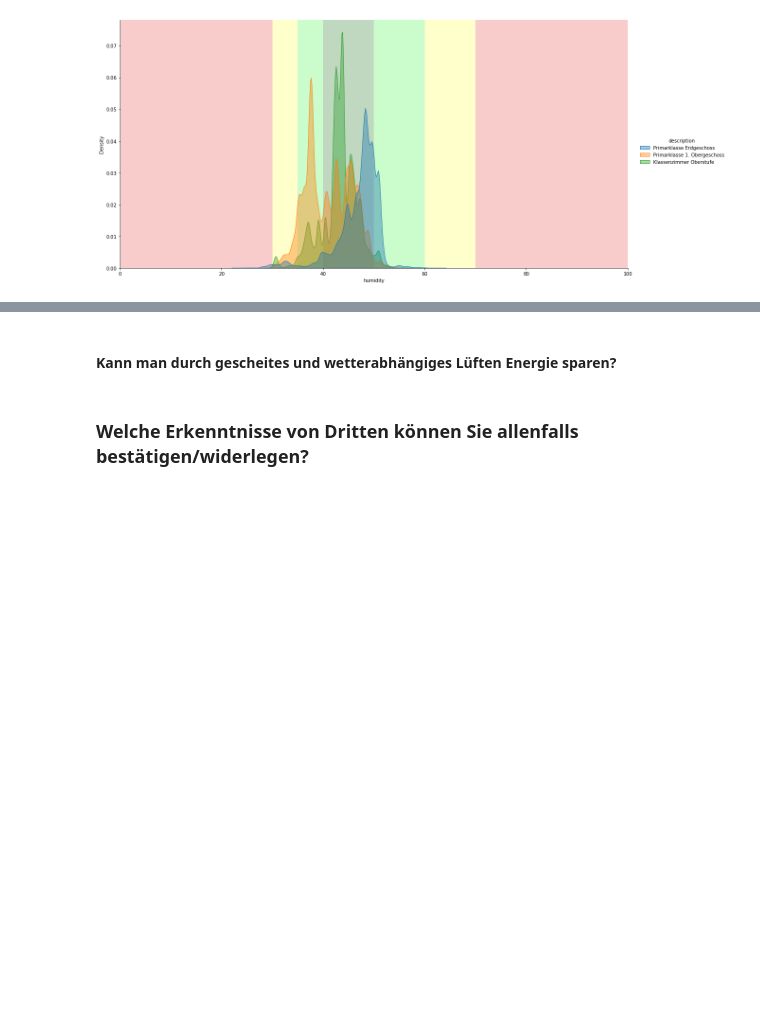
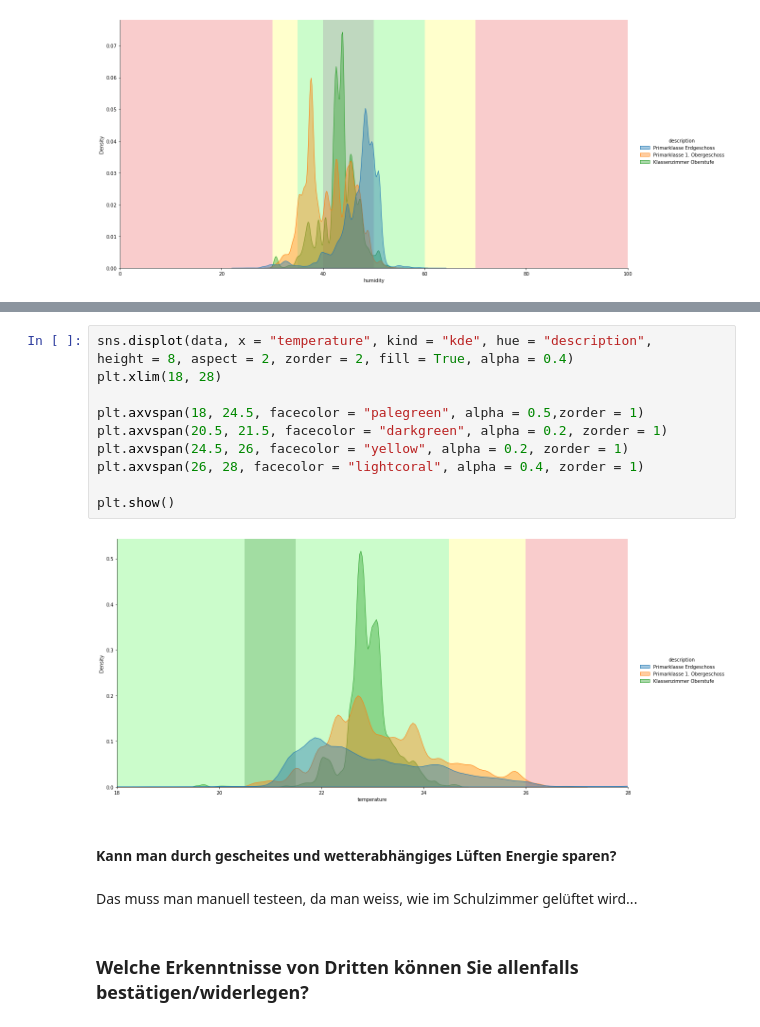
Before and after one commit to Smart-Classroom-Challenge/Data-Evaluation, a Jupyter notebook: data-evaluation.ipynb, the cells around one changed output, grey strips where cells are left out. Cells and saved outputs as stored; diff of their text form; blank space fills up the shorter version.

Commit message:
add temperature analysis

```diff
--- a/data-evaluation.ipynb
+++ b/data-evaluation.ipynb
@@ -735,5 +744,20 @@ plt.show()
+# %%
+sns.displot(data, x = "temperature", kind = "kde", hue = "description",
+height = 8, aspect = 2, zorder = 2, fill = True, alpha = 0.4)
+plt.xlim(18, 28)
+
+plt.axvspan(18, 24.5, facecolor = "palegreen", alpha = 0.5,zorder = 1)
+plt.axvspan(20.5, 21.5, facecolor = "darkgreen", alpha = 0.2, zorder = 1)
+plt.axvspan(24.5, 26, facecolor = "yellow", alpha = 0.2, zorder = 1)
+plt.axvspan(26, 28, facecolor = "lightcoral", alpha = 0.4, zorder = 1)
+
+plt.show()
+# %% [output]
+[figure, added]
 # %% [markdown]
 #### Kann man durch gescheites und wetterabhängiges Lüften Energie sparen?
+# %% [markdown]
+Das muss man manuell testeen, da man weiss, wie im Schulzimmer gelüftet wird...
 # %% [markdown]
 ### Welche Erkenntnisse von Dritten können Sie allenfalls bestätigen/widerlegen?
 # %% [markdown]
```
Also changed, not shown: parts of 1 cell of this notebook.
